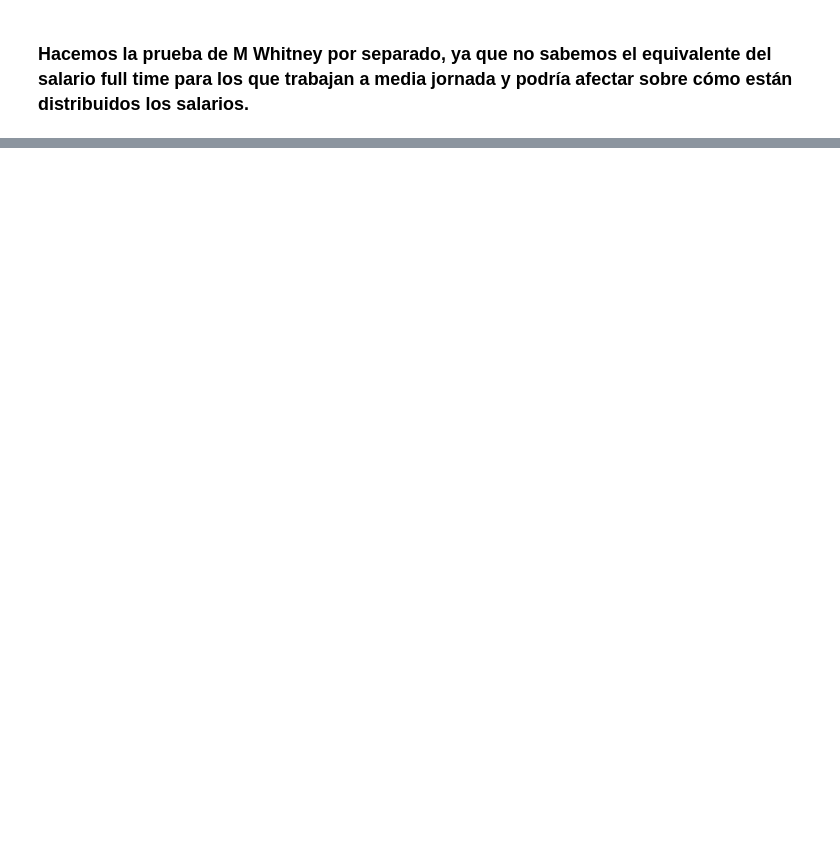
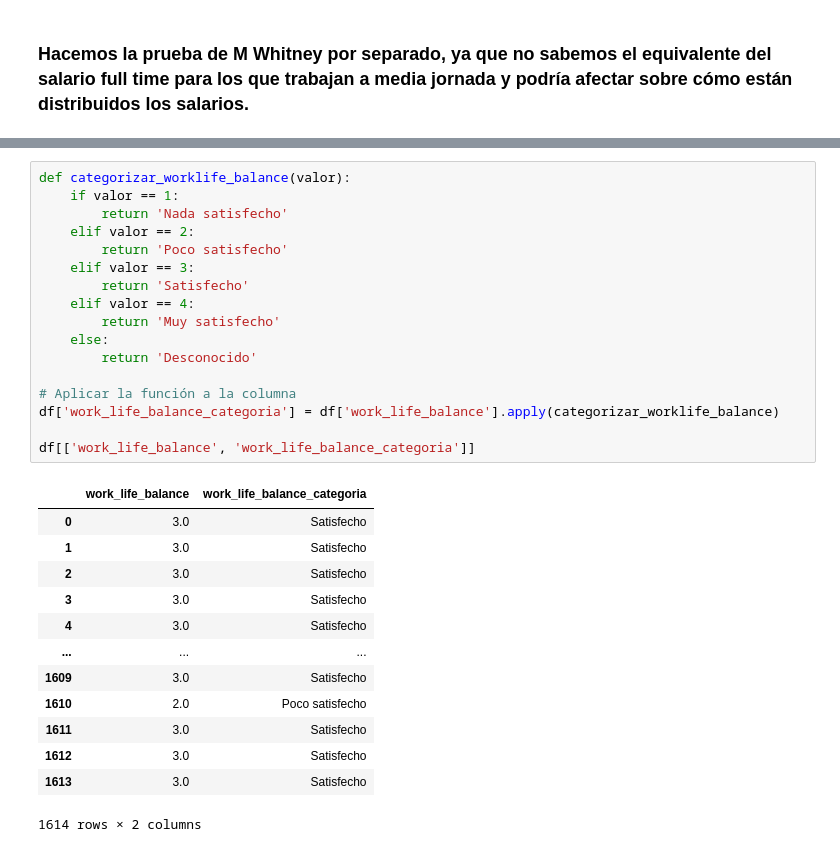
Before and after one commit to FiSaRaff/project-da-promo-k-modulo-3-team-2, a Jupyter notebook: notebooks/ab_testing.ipynb, the cells around one changed output, grey strips where cells are left out. Cells and saved outputs as stored; diff of their text form; blank space fills up the shorter version.

```diff
--- a/notebooks/ab_testing.ipynb
+++ b/notebooks/ab_testing.ipynb
@@ -176,0 +206,31 @@ Para salary, las medianas son diferentes.
+# %%
+def categorizar_worklife_balance(valor):
+    if valor == 1:
+        return 'Nada satisfecho'
+    elif valor == 2:
+        return 'Poco satisfecho'
+    elif valor == 3:
+        return 'Satisfecho'
+    elif valor == 4:
+        return 'Muy satisfecho'
+    else:
+        return 'Desconocido'
+
+# Aplicar la función a la columna
+df['work_life_balance_categoria'] = df['work_life_balance'].apply(categorizar_worklife_balance)
+
+df[['work_life_balance', 'work_life_balance_categoria']]
+# %% [output]
+|  | work_life_balance | work_life_balance_categoria |
+| 0 | 3.0 | Satisfecho |
+| 1 | 3.0 | Satisfecho |
+| 2 | 3.0 | Satisfecho |
+| 3 | 3.0 | Satisfecho |
+| 4 | 3.0 | Satisfecho |
+| ... | ... | ... |
+| 1609 | 3.0 | Satisfecho |
+| 1610 | 2.0 | Poco satisfecho |
+| 1611 | 3.0 | Satisfecho |
+| 1612 | 3.0 | Satisfecho |
+| 1613 | 3.0 | Satisfecho |
+1614 rows × 2 columns
```
Also changed, not shown: parts of 17 cells of this notebook.
